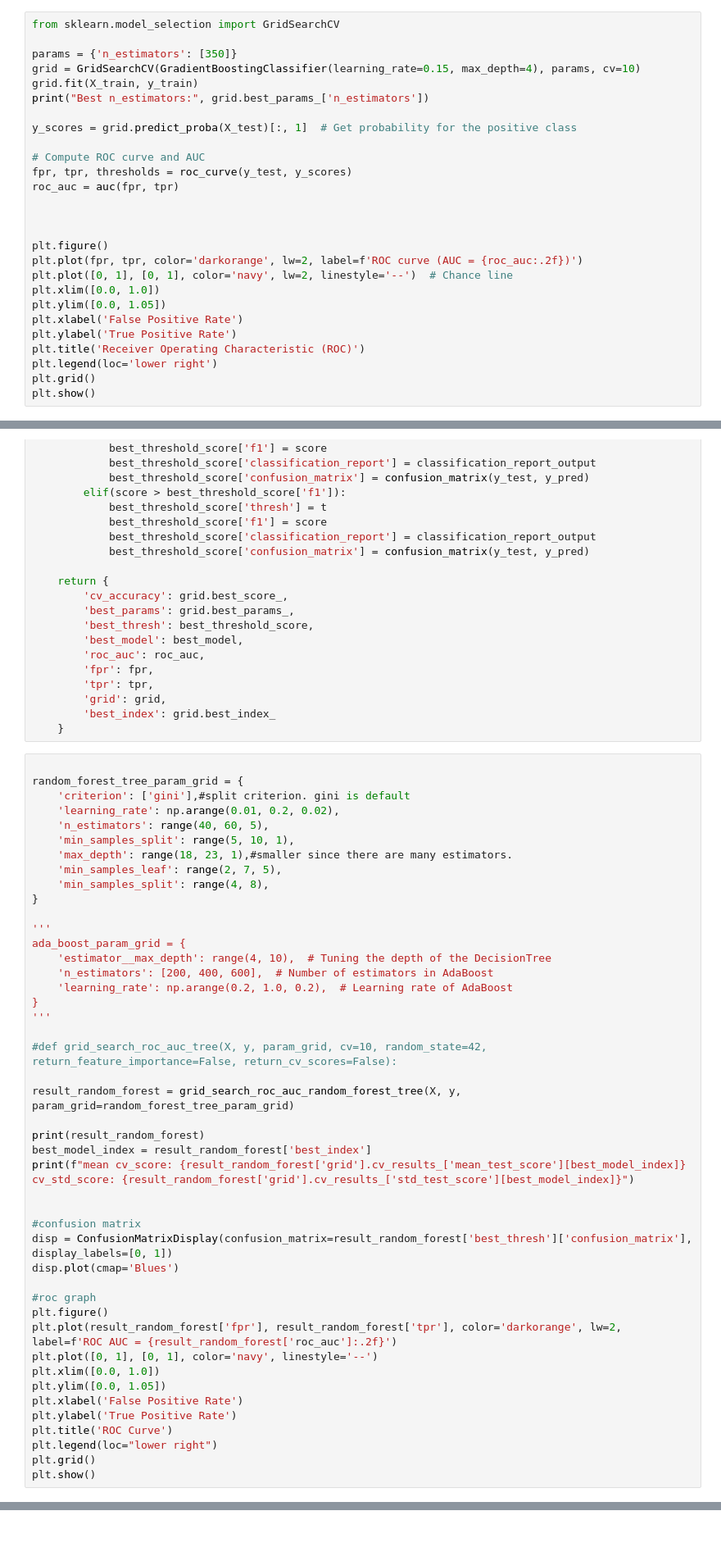
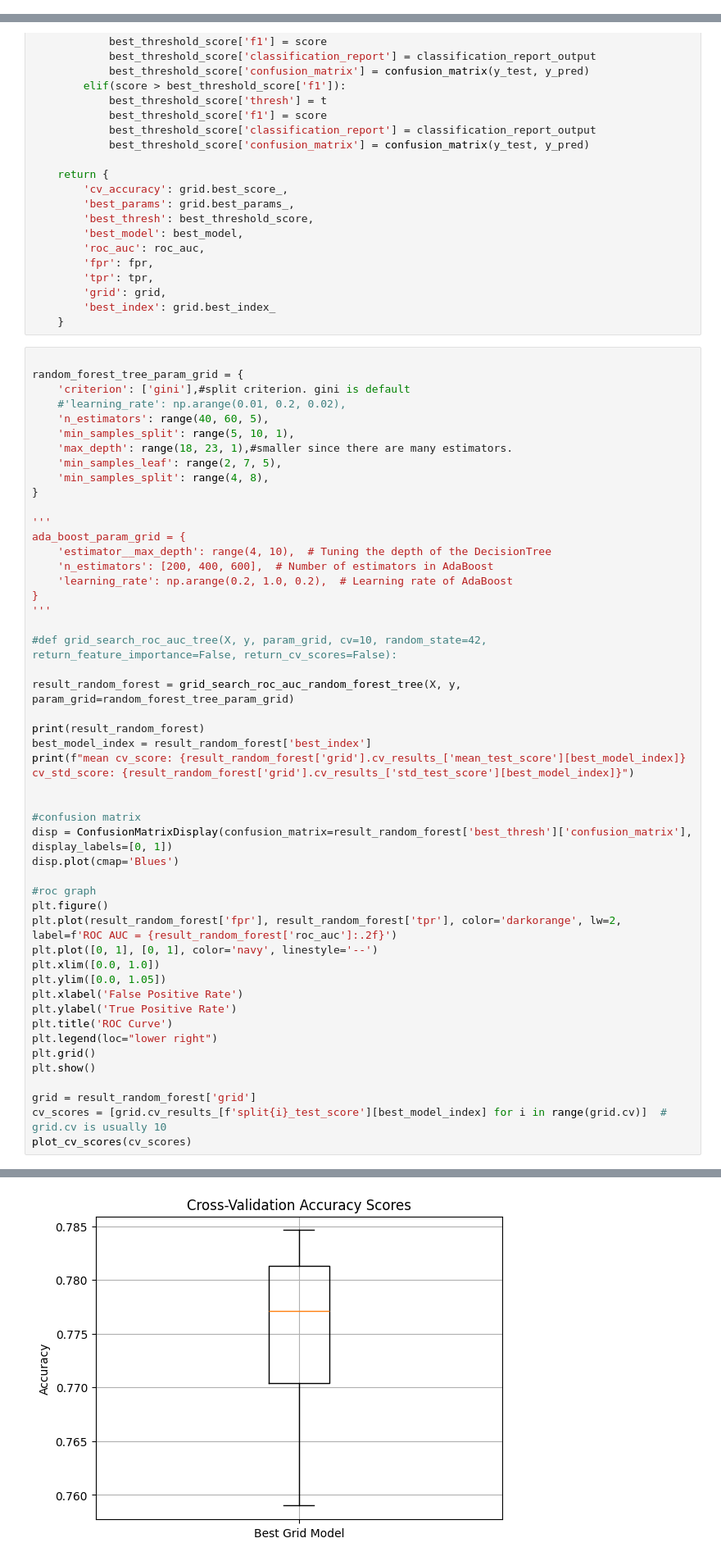
Before and after one commit to zarahtau/kickstarter-project-success-predictions, a Jupyter notebook: src/models/classification_tree.ipynb, the cells around one changed output, grey strips where cells are left out. Shown at 82% size. Saved outputs shown, nothing was run; the diff lists cells and outputs as text; blank space fills up the shorter version.

```diff
--- a/src/models/classification_tree.ipynb
+++ b/src/models/classification_tree.ipynb
@@ -566,27 +444,0 @@ maximum roc_auc score parameters {'model': DecisionTreeClassifier(max_depth=9, m
-# %%
-from sklearn.model_selection import GridSearchCV
-
-params = {'n_estimators': [350]}
-grid = GridSearchCV(GradientBoostingClassifier(learning_rate=0.15, max_depth=4), params, cv=10)
-grid.fit(X_train, y_train)
-print("Best n_estimators:", grid.best_params_['n_estimators'])
-
-y_scores = grid.predict_proba(X_test)[:, 1]  # Get probability for the positive class
-
-# Compute ROC curve and AUC
-fpr, tpr, thresholds = roc_curve(y_test, y_scores)
-roc_auc = auc(fpr, tpr)
-
-
-
-plt.figure()
-plt.plot(fpr, tpr, color='darkorange', lw=2, label=f'ROC curve (AUC = {roc_auc:.2f})')
-plt.plot([0, 1], [0, 1], color='navy', lw=2, linestyle='--')  # Chance line
-plt.xlim([0.0, 1.0])
-plt.ylim([0.0, 1.05])
-plt.xlabel('False Positive Rate')
-plt.ylabel('True Positive Rate')
-plt.title('Receiver Operating Characteristic (ROC)')
-plt.legend(loc='lower right')
-plt.grid()
-plt.show()
@@ -650,7 +499,7 @@ def grid_search_roc_auc_random_forest_tree(X, y, param_grid, cv=10, random_state
 
 random_forest_tree_param_grid = {
     'criterion': ['gini'],#split criterion. gini is default
-    'learning_rate': np.arange(0.01, 0.2, 0.02),
+    #'learning_rate': np.arange(0.01, 0.2, 0.02),
     'n_estimators': range(40, 60, 5),
     'min_samples_split': range(5, 10, 1),
     'max_depth': range(18, 23, 1),#smaller since there are many estimators.
@@ -686,30 +535,35 @@ plt.plot([0, 1], [0, 1], color='navy', linestyle='--')
 plt.xlim([0.0, 1.0])
 plt.ylim([0.0, 1.05])
 plt.xlabel('False Positive Rate')
 plt.ylabel('True Positive Rate')
 plt.title('ROC Curve')
 plt.legend(loc="lower right")
 plt.grid()
 plt.show()
+
+grid = result_random_forest['grid']
+cv_scores = [grid.cv_results_[f'split{i}_test_score'][best_model_index] for i in range(grid.cv)]  # grid.cv is usually 10
+plot_cv_scores(cv_scores)
 # %% [output]
 Fitting 10 folds for each of 80 candidates, totalling 800 fits
 Threshold: 0.10 -> F1 Score: 0.5284
 Threshold: 0.20 -> F1 Score: 0.6029
 Threshold: 0.30 -> F1 Score: 0.6403
 Threshold: 0.40 -> F1 Score: 0.6164
 Threshold: 0.50 -> F1 Score: 0.5054
 Threshold: 0.60 -> F1 Score: 0.3472
 {'cv_accuracy': np.float64(0.7751698952352654), 'best_params': {'criterion': 'gini', 'max_depth': 20, 'min_samples_leaf': 2, 'min_samples_split': 6, 'n_estimators': 50}, 'best_thresh': {'thresh': np.f ...
        [ 315, 1491]])}, 'best_model': RandomForestClassifier(max_depth=20, min_samples_leaf=2, min_samples_split=6,
                        n_estimators=50, random_state=42), 'roc_auc': np.float64(0.8334337437657121), 'fpr': array([0.00000000e+00, 2.28102190e-04, 2.28102190e-04, ...,
        9.91788321e-01, 9.95437956e-01, 1.00000000e+00], shape=(1945,)), 'tpr': array([0.        , 0.        , 0.00166113, ..., 1.        , 1.        ,
        1.        ], shape=(1945,)), 'grid': GridSearchCV(cv=10, estimator=RandomForestClassifier(random_state=42),
              n_jobs=-1,
              param_grid={'criterion': ['gini'], 'max_depth': range(18, 23),
                          'min_samples_leaf': range(2, 7, 5),
                          'min_samples_split': range(4, 8),
                          'n_estimators': range(40, 60, 5)},
              scoring='accuracy', verbose=1), 'best_index': np.int64(42)}
 mean cv_score: 0.7751698952352654 cv_std_score: 0.007728494153856548
 [figure]
 [figure]
+[figure, added]
```
Also changed, not shown: parts of 17 cells of this notebook.
